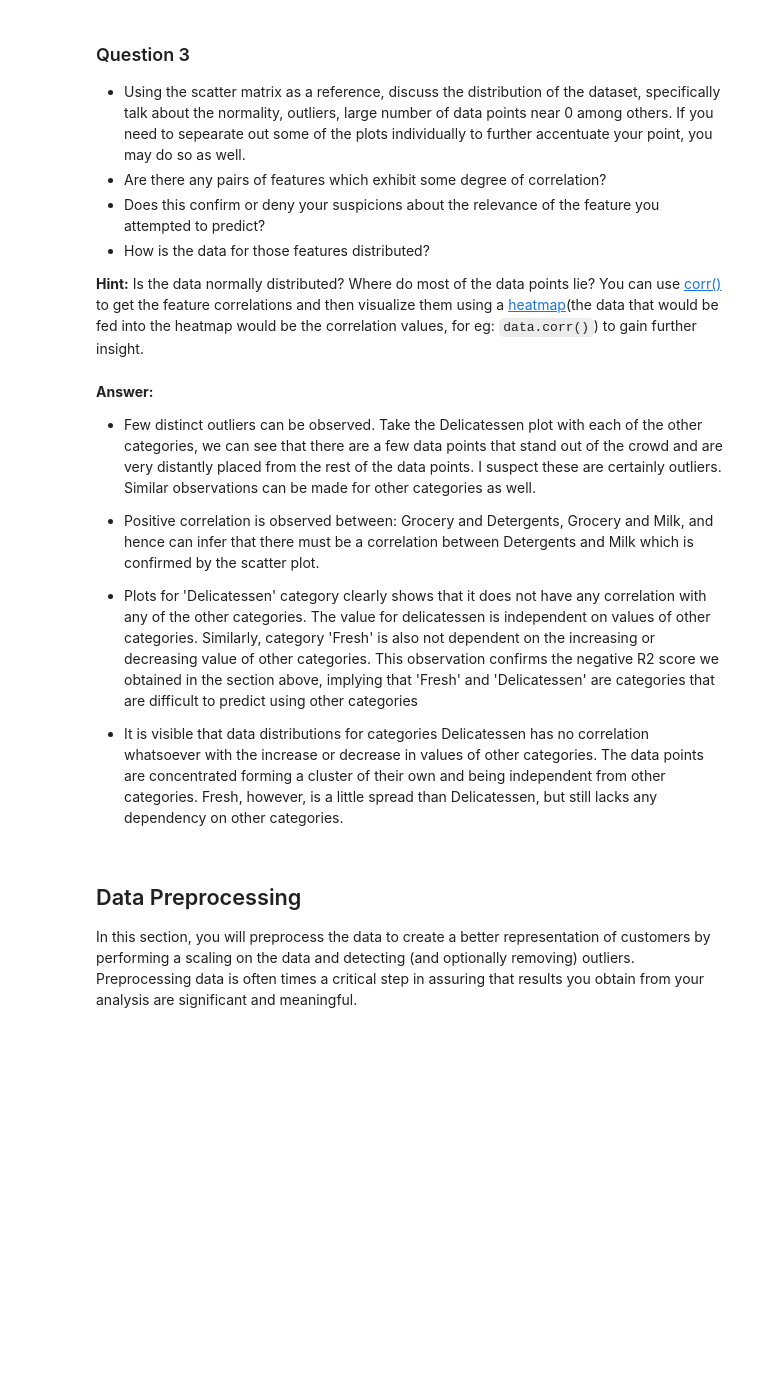
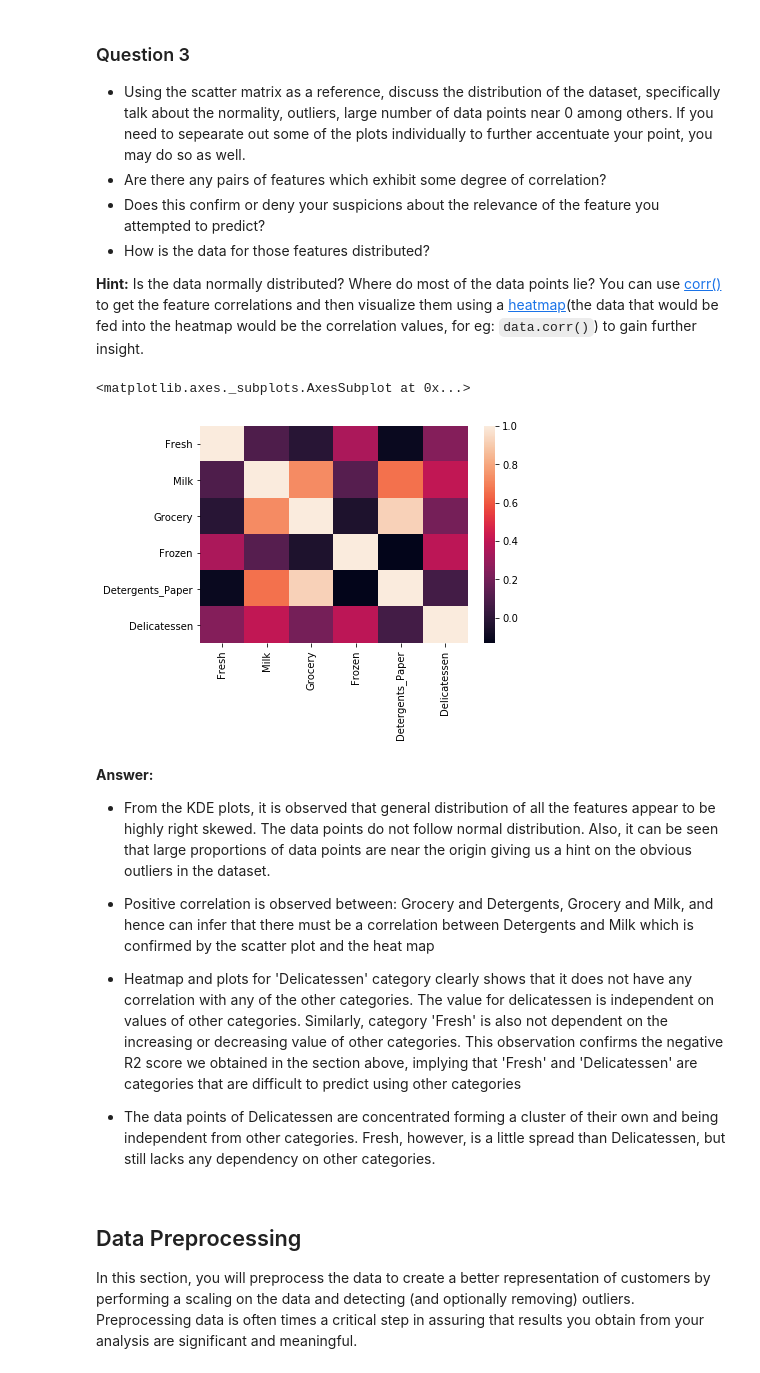
Before and after one commit to divya-nk/udacity-ml-nanodegree-projects, a Jupyter notebook: customer_segments/customer_segments.ipynb, the cells around one changed output. Saved outputs shown, nothing was run; the diff lists cells and outputs as text; code cells hidden in the pictures; blank space fills up the shorter version.

```diff
--- a/customer_segments/customer_segments.ipynb
+++ b/customer_segments/customer_segments.ipynb
@@ -171,15 +186,20 @@ pd.scatter_matrix(data, alpha = 0.3, figsize = (14,8), diagonal = 'kde');
 * How is the data for those features distributed?
 
 **Hint:** Is the data normally distributed? Where do most of the data points lie? You can use [corr()](https://pandas.pydata.org/pandas-docs/stable/generated/pandas.DataFrame.corr.html) to get the feature correlations and then visualize them using a [heatmap](http://seaborn.pydata.org/generated/seaborn.heatmap.html)(the data that would be fed into the heatmap would be the correlation values, for eg: `data.corr()`) to gain further insight.
+# %%
+sns.heatmap(data.corr())
+# %% [output]
+<matplotlib.axes._subplots.AxesSubplot at 0x...>
+[figure, added]
 # %% [markdown]
 **Answer:**
-* Few distinct outliers can be observed. Take the Delicatessen plot with each of the other categories, we can see that there are a few data points that stand out of the crowd and are very distantly placed from the rest of the data points. I suspect these are certainly outliers. Similar observations can be made for other categories as well.
+* From the KDE plots, it is observed that general distribution of all the features appear to be highly right skewed. The data points do not follow normal distribution. Also, it can be seen that large proportions of data points are near the origin giving us a hint on the obvious outliers in the dataset.
 
-* Positive correlation is observed between: Grocery and Detergents, Grocery and Milk, and hence can infer that there must be a correlation between Detergents and Milk which is confirmed by the scatter plot.
+* Positive correlation is observed between: Grocery and Detergents, Grocery and Milk, and hence can infer that there must be a correlation between Detergents and Milk which is confirmed by the scatter plot and the heat map
 
-* Plots for 'Delicatessen' category clearly shows that it does not have any correlation with any of the other categories. The value for delicatessen is independent on values of other categories. Similarly, category 'Fresh' is also not dependent on the increasing or decreasing value of other categories. This observation confirms the negative R2 score we obtained in the section above, implying that 'Fresh' and 'Delicatessen' are categories that are difficult to predict using other categories
+* Heatmap and plots for 'Delicatessen' category clearly shows that it does not have any correlation with any of the other categories. The value for delicatessen is independent on values of other categories. Similarly, category 'Fresh' is also not dependent on the increasing or decreasing value of other categories. This observation confirms the negative R2 score we obtained in the section above, implying that 'Fresh' and 'Delicatessen' are categories that are difficult to predict using other categories
 
-* It is visible that data distributions for categories Delicatessen has no correlation whatsoever with the increase or decrease in values of other categories. The data points are concentrated forming a cluster of their own and being independent from other categories. Fresh, however, is a little spread than Delicatessen, but still lacks any dependency on other categories.
+* The data points of Delicatessen are concentrated forming a cluster of their own and being independent from other categories. Fresh, however, is a little spread than Delicatessen, but still lacks any dependency on other categories.
 # %% [markdown]
 ## Data Preprocessing
 In this section, you will preprocess the data to create a better representation of customers by performing a scaling on the data and detecting (and optionally removing) outliers. Preprocessing data is often times a critical step in assuring that results you obtain from your analysis are significant and meaningful.
```
Also changed, not shown: parts of 17 cells of this notebook, 4 other files.
